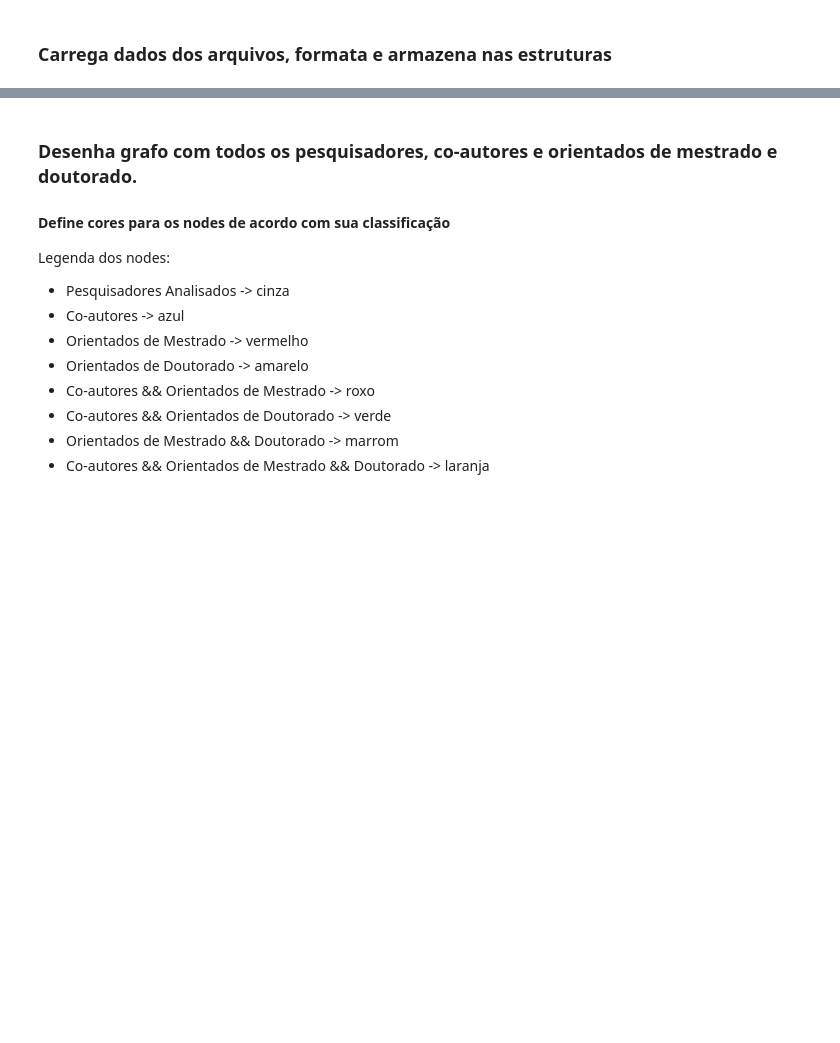
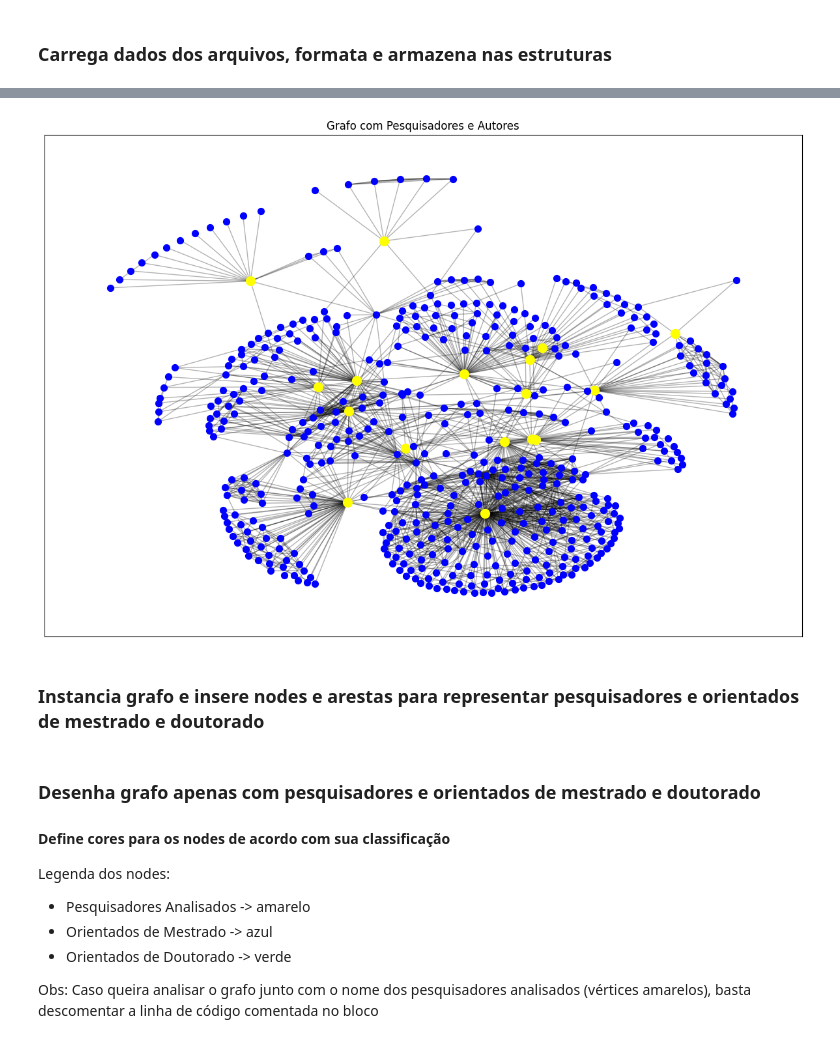
Before and after one commit to Gustavo-Campestrini/graphs, a Jupyter notebook: python/grafos.ipynb, the cells around one changed output, grey strips where cells are left out. Drawn from its saved outputs; the diff is of its cells as text; code cells hidden in the pictures; blank space fills up the shorter version.

Commit message:
feat: jupyter notebook ans better graph plotting

```diff
--- a/python/grafos.ipynb
+++ b/python/grafos.ipynb
@@ -312,0 +370,4 @@ for k, v in todos_pesquisadores.items():
+# %%
+g_pesquisadores_autores = nx.Graph()
+adiciona_pesquisadores_ao_grafo(g_pesquisadores_autores)
+adiciona_autores_ao_grafo(g_pesquisadores_autores, True)
@@ -312,0 +383,15 @@ for k, v in todos_pesquisadores.items():
+# %%
+# Desenha grafo com pesquisadores e autores
+plt.figure(figsize=(15, 10))
+pos = nx.kamada_kawai_layout(g_pesquisadores_autores, scale=2, dim=2)
+nx.draw_networkx_nodes(g_pesquisadores_autores, pos, node_size=100, nodelist=pesquisadores_node_list, node_color="yellow")
+nx.draw_networkx_nodes(g_pesquisadores_autores, pos, node_size=50, nodelist=autores_node_list, node_color="blue")
+nx.draw_networkx_edges(g_pesquisadores_autores, pos, alpha=0.3)
+#_ = nx.draw_networkx_labels(g_pesquisadores_autores, pos, labels=label_list)
+plt.title("Grafo com Pesquisadores e Autores")
+plt.show()
+limpa_listas()
+# %% [output]
+[figure, added]
+# %% [markdown]
+### Instancia grafo e insere nodes e arestas para representar pesquisadores e orientados de mestrado e doutorado
@@ -313,13 +402,9 @@ for k, v in todos_pesquisadores.items():
 # %% [markdown]
-### Desenha grafo com todos os pesquisadores, co-autores e orientados de mestrado e doutorado.
-
+### Desenha grafo apenas com pesquisadores e orientados de mestrado e doutorado
 #### Define cores para os nodes de acordo com sua classificação
 Legenda dos nodes:
-* Pesquisadores Analisados -> cinza
-* Co-autores -> azul
-* Orientados de Mestrado -> vermelho
-* Orientados de Doutorado -> amarelo
-* Co-autores && Orientados de Mestrado -> roxo
-* Co-autores && Orientados de Doutorado -> verde
-* Orientados de Mestrado && Doutorado -> marrom
-* Co-autores && Orientados de Mestrado && Doutorado -> laranja
+* Pesquisadores Analisados -> amarelo
+* Orientados de Mestrado -> azul
+* Orientados de Doutorado -> verde
+
+Obs: Caso queira analisar o grafo junto com o nome dos pesquisadores analisados (vértices amarelos), basta descomentar a linha de código comentada no bloco
```
Also changed, not shown: parts of 27 cells of this notebook, 6 other files.
